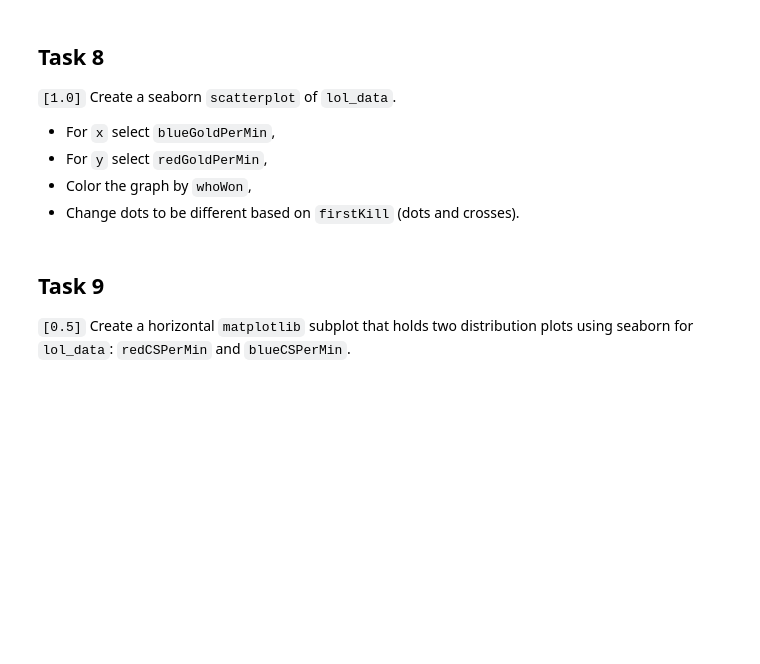
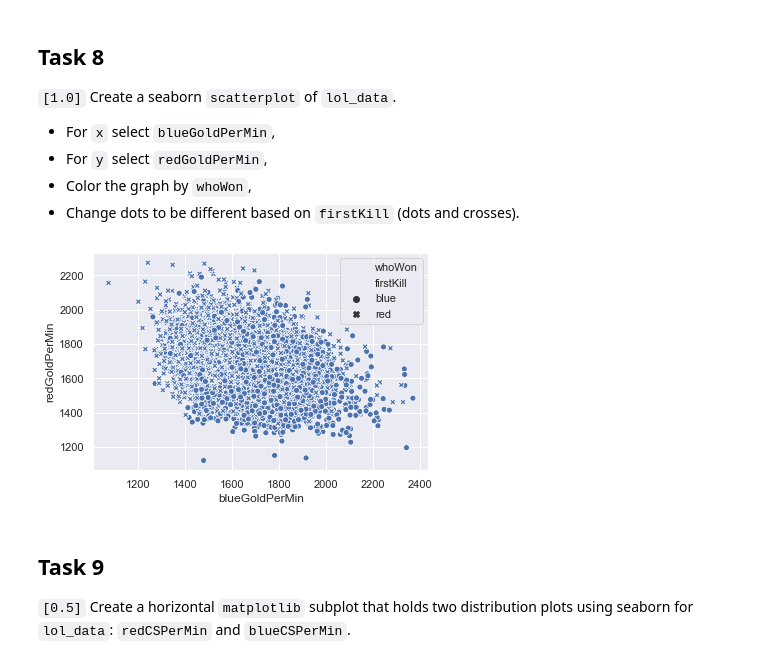
Before and after one commit to jakubl95/introduction-to-python, a Jupyter notebook: Exam/exam.ipynb, the cells around one changed output. Drawn from its saved outputs; the diff is of its cells as text; code cells hidden in the pictures; blank space fills up the shorter version.

```diff
--- a/Exam/exam.ipynb
+++ b/Exam/exam.ipynb
@@ -27,3 +35,5 @@ student_id = None
 `[0.4]` Import the csv file `high_diamond_ranked_10min.csv` to a variable `lol_data`. Set the index column to `gameId`.
 # %%
 # Your code here
+lol_data = pd.read_csv("high_diamond_ranked_10min.csv", index_col='gameId')
+lol_data
@@ -47,0 +126,4 @@ student_id = None
+# %%
+# Your code here
+lol_data = lol_data.assign(whoWon=np.where(lol_data['blueWins'] == 1, 'blue', 'red'))
+lol_data
@@ -51,0 +147,4 @@ student_id = None
+# %%
+# Your code here
+lol_data = lol_data.assign(firstKill=np.where(lol_data['blueFirstBlood'] == 1, 'blue', 'red'))
+lol_data
@@ -70,0 +183,5 @@ redFinalWards = redWardsPlaced - blueWardsDestroyed
+# %%
+# Your code here
+lol_data = lol_data.assign(blueFinalWards= lol_data.blueWardsPlaced - lol_data.redWardsDestroyed)
+lol_data = lol_data.assign(redFinalWards= lol_data.redWardsPlaced - lol_data.blueWardsDestroyed)
+lol_data
@@ -123,3 +280,8 @@ redFinalWards = redWardsPlaced - blueWardsDestroyed
+# %%
+# Your code here
+ax = sns.scatterplot(x="blueGoldPerMin", y="redGoldPerMin", hue="whoWon", style="firstKill", data=lol_data)
+# %% [output]
+[figure, added]
 # %% [markdown]
 ## Task 9
 
```
Also changed, not shown: parts of 19 cells of this notebook.
